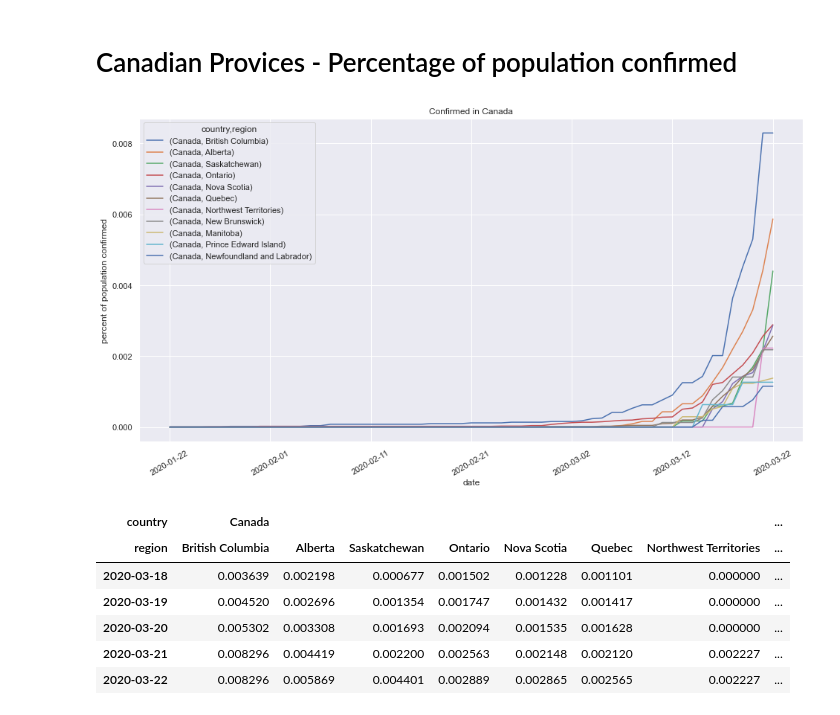
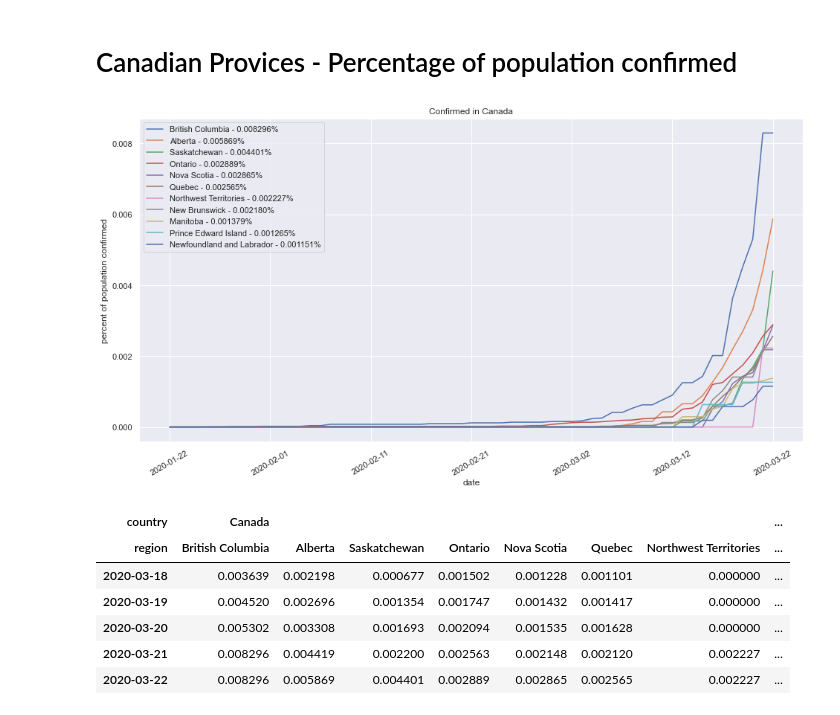
Before and after one commit to rrx/COVID-19, a Jupyter notebook: analysis.ipynb, the cells around one changed output. Cells and saved outputs as stored; diff of their text form; code cells hidden in the pictures.

```diff
--- a/analysis.ipynb
+++ b/analysis.ipynb
@@ -17,6 +19,7 @@ sns.set(style="darkgrid")
 pop_filename='./general_data/world-pop.csv'
 pop = pd.read_csv(pop_filename)
 pop['region'] = pop['region'].fillna('')
+pop['population'] = pop['population'].apply(float)
 pop = pop.set_index(['country', 'region'])
 # %%
 filename='csse_covid_19_data/csse_covid_19_time_series/time_series_19-covid-Confirmed.csv'
@@ -36,11 +39,15 @@ df = df.set_index(['country', 'region'])
 def by_country(df, names):
     df = df.loc[names]
     df = pd.merge(df, pop,  how='left', left_on=['country', 'region'], right_on=['country', 'region'])
+    df = df.fillna(0)
     for d in df.columns:
         if d in ['country', 'population']:
             continue
-        p = df['population']
-        df[d] = df[d].divide(p)*100.0
+        p = df['population'].apply(float)
+        v = df[d]
+        v = v.apply(float)
+        v = v.divide(p)*100.0
+        df[d] = v
     df = df.drop(columns=['population'])
     df = df.transpose()
     return df
@@ -49,17 +66,21 @@ def by_country(df, names):
 # %%
 areas = list(filter(lambda x: x[0] =='Canada', df.index))
 canada = by_country(df, areas)
 last_date = max(canada.index)
-sorted_columns = canada.transpose().sort_values(by=[last_date], ascending=False).transpose().columns
-columns = list(filter(lambda x: len(x[1].split(",")) == 1 and x[1].find("Princess") == -1, sorted_columns))
+columns = list(filter(lambda x: len(x[1].split(",")) == 1 and x[1].find("Princess") == -1, canada.columns))
 canada = canada[columns]
-
+current = canada.transpose().sort_values(by=[last_date], ascending=False).transpose()
+sorted_columns = current.columns
+canada = canada[sorted_columns]
 ax = canada.plot(rot=30, figsize=(16,8), title='Confirmed in Canada')
 ax.set_xlabel("date")
 ax.set_ylabel("percent of population confirmed")
+last = canada.loc[last_date].sort_values(ascending=False)
+labels = list(map(lambda x: "%s - %05f%%" % (x[0][1], x[1]), zip(last.index, last.values)))
+ax.legend(labels)
 pass
 # %% [output]
-[figure, old version]
+[figure, new version]
 # %%
 canada.tail()
 # %% [output]
```
Also changed, not shown: parts of 6 cells of this notebook, 2 other files.
